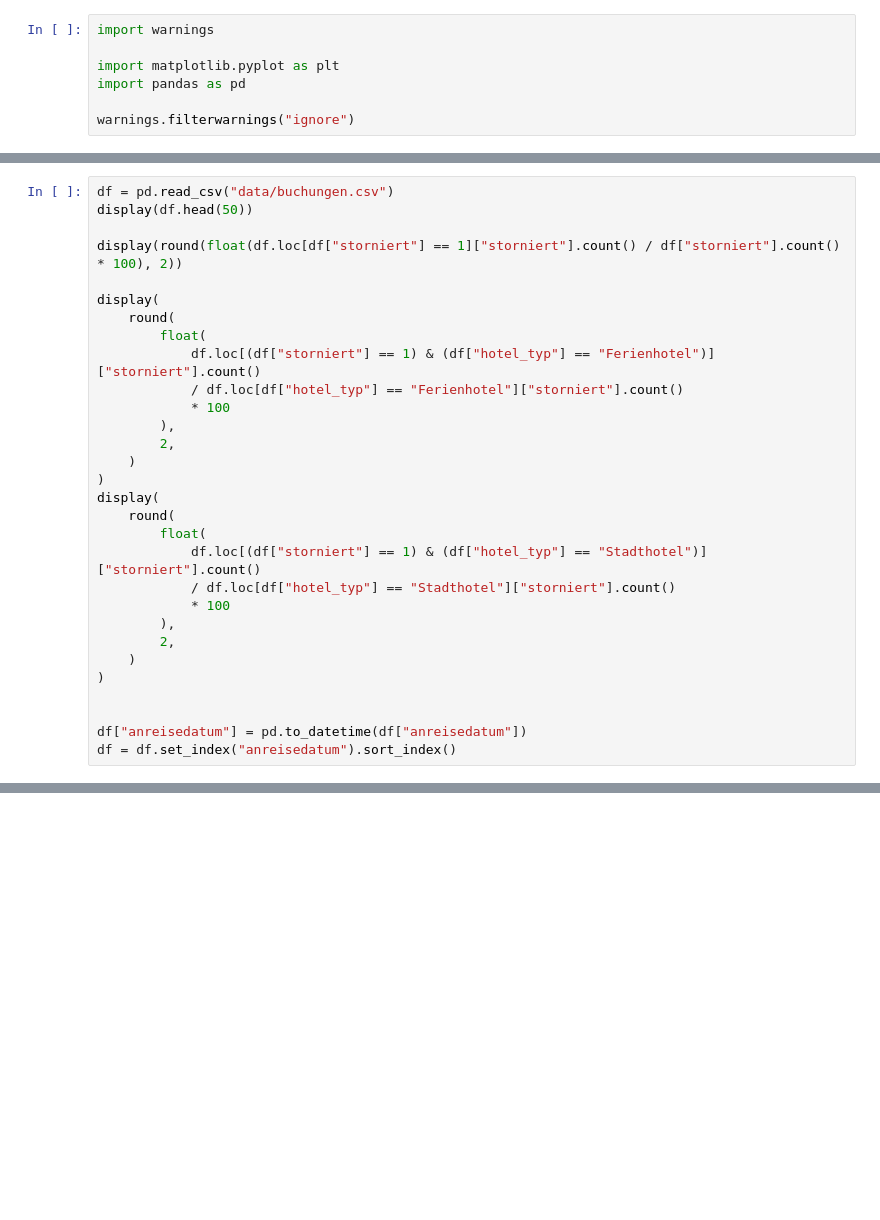
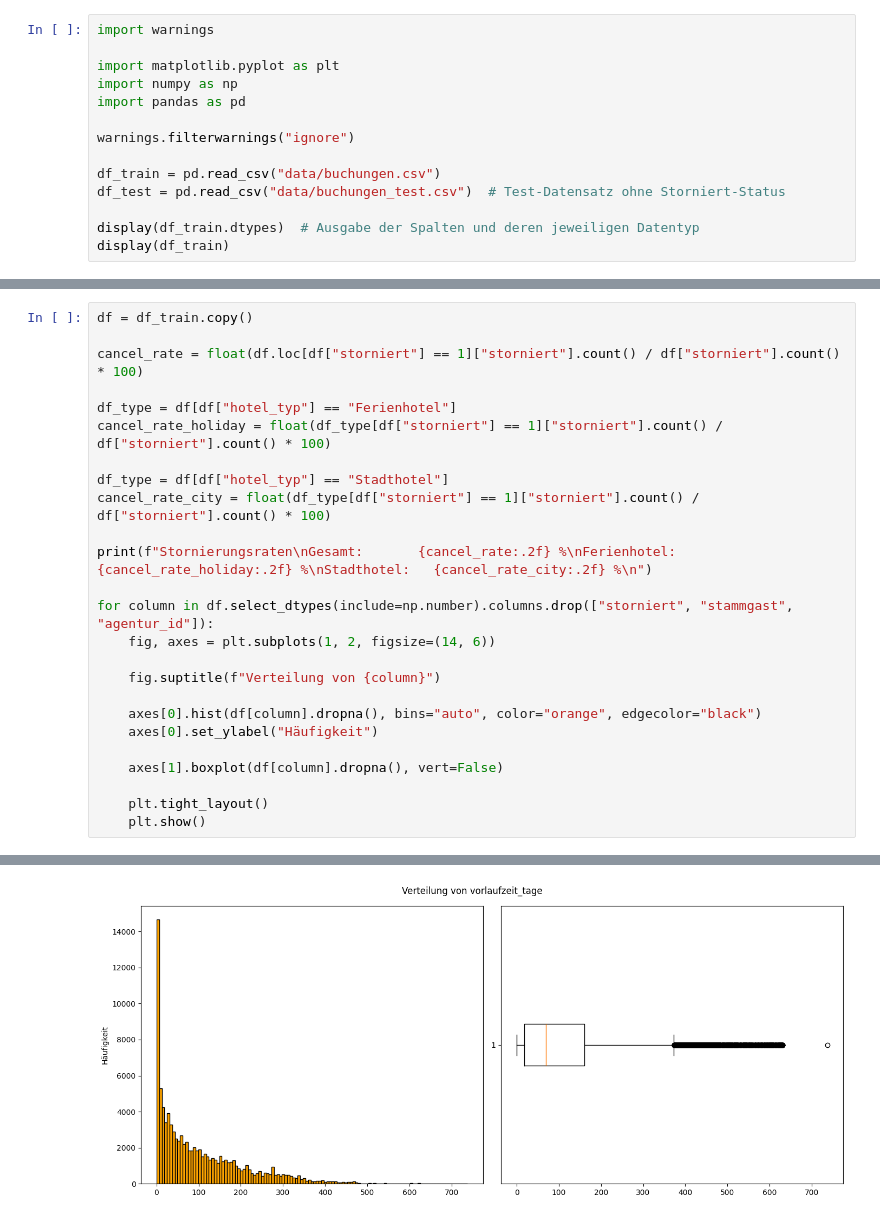
Before and after one commit to vasv1011/semester-3-projekte, a Jupyter notebook: ML/Projekt/project.ipynb, the cells around one changed output, grey strips where cells are left out. Drawn from its saved outputs; the diff is of its cells as text; blank space fills up the shorter version.

```diff
--- a/ML/Projekt/project.ipynb
+++ b/ML/Projekt/project.ipynb
@@ -2,6 +2,13 @@
 import warnings
 
 import matplotlib.pyplot as plt
+import numpy as np
 import pandas as pd
 
 warnings.filterwarnings("ignore")
+
+df_train = pd.read_csv("data/buchungen.csv")
+df_test = pd.read_csv("data/buchungen_test.csv")  # Test-Datensatz ohne Storniert-Status
+
+display(df_train.dtypes)  # Ausgabe der Spalten und deren jeweiligen Datentyp
+display(df_train)
@@ -8,30 +46,26 @@ warnings.filterwarnings("ignore")
-# %%
-df = pd.read_csv("data/buchungen.csv")
-display(df.head(50))
-
-display(round(float(df.loc[df["storniert"] == 1]["storniert"].count() / df["storniert"].count() * 100), 2))
-
-display(
-    round(
-        float(
-            df.loc[(df["storniert"] == 1) & (df["hotel_typ"] == "Ferienhotel")]["storniert"].count()
-            / df.loc[df["hotel_typ"] == "Ferienhotel"]["storniert"].count()
-            * 100
-        ),
-        2,
-    )
-)
-display(
-    round(
-        float(
-            df.loc[(df["storniert"] == 1) & (df["hotel_typ"] == "Stadthotel")]["storniert"].count()
-            / df.loc[df["hotel_typ"] == "Stadthotel"]["storniert"].count()
-            * 100
-        ),
-        2,
-    )
-)
-
-
-df["anreisedatum"] = pd.to_datetime(df["anreisedatum"])
-df = df.set_index("anreisedatum").sort_index()
+# %%
+df = df_train.copy()
+
+cancel_rate = float(df.loc[df["storniert"] == 1]["storniert"].count() / df["storniert"].count() * 100)
+
+df_type = df[df["hotel_typ"] == "Ferienhotel"]
+cancel_rate_holiday = float(df_type[df["storniert"] == 1]["storniert"].count() / df["storniert"].count() * 100)
+
+df_type = df[df["hotel_typ"] == "Stadthotel"]
+cancel_rate_city = float(df_type[df["storniert"] == 1]["storniert"].count() / df["storniert"].count() * 100)
+
+print(f"Stornierungsraten\nGesamt:       {cancel_rate:.2f} %\nFerienhotel:   {cancel_rate_holiday:.2f} %\nStadthotel:   {cancel_rate_city:.2f} %\n")
+
+for column in df.select_dtypes(include=np.number).columns.drop(["storniert", "stammgast", "agentur_id"]):
+    fig, axes = plt.subplots(1, 2, figsize=(14, 6))
+
+    fig.suptitle(f"Verteilung von {column}")
+
+    axes[0].hist(df[column].dropna(), bins="auto", color="orange", edgecolor="black")
+    axes[0].set_ylabel("Häufigkeit")
+
+    axes[1].boxplot(df[column].dropna(), vert=False)
+
+    plt.tight_layout()
+    plt.show()
+# %% [output]
@@ -37,0 +76 @@ df = df.set_index("anreisedatum").sort_index()
+[figure, added]
```
Also changed, not shown: parts of 27 cells of this notebook.
